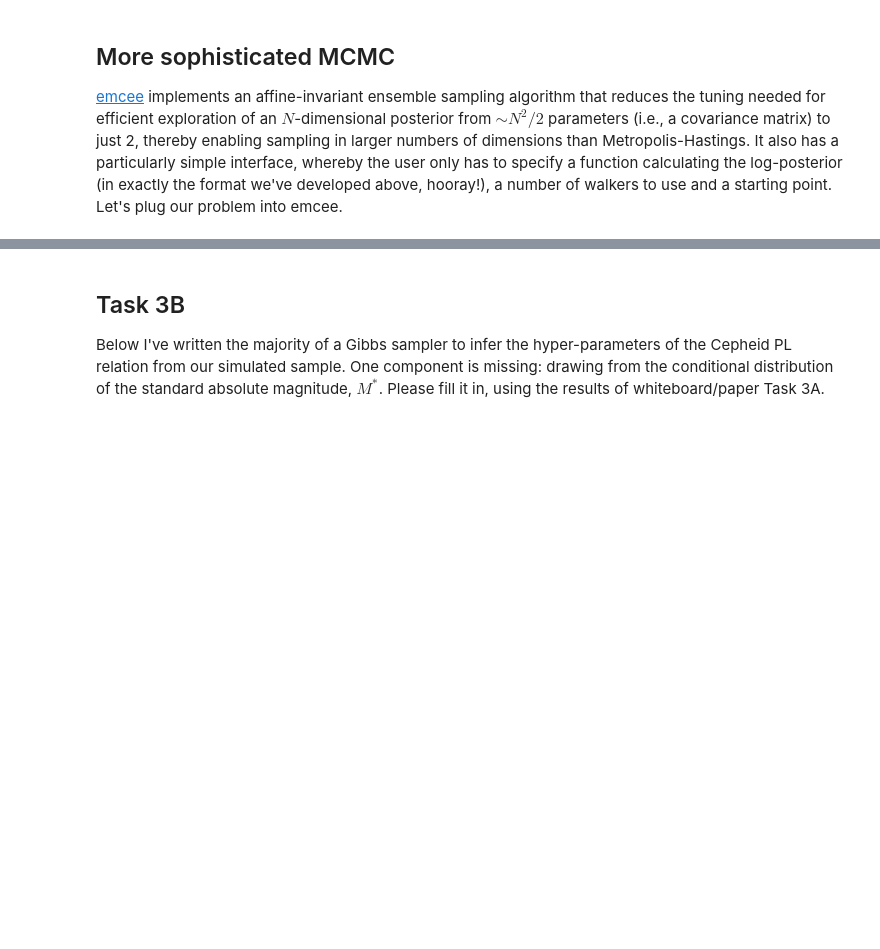
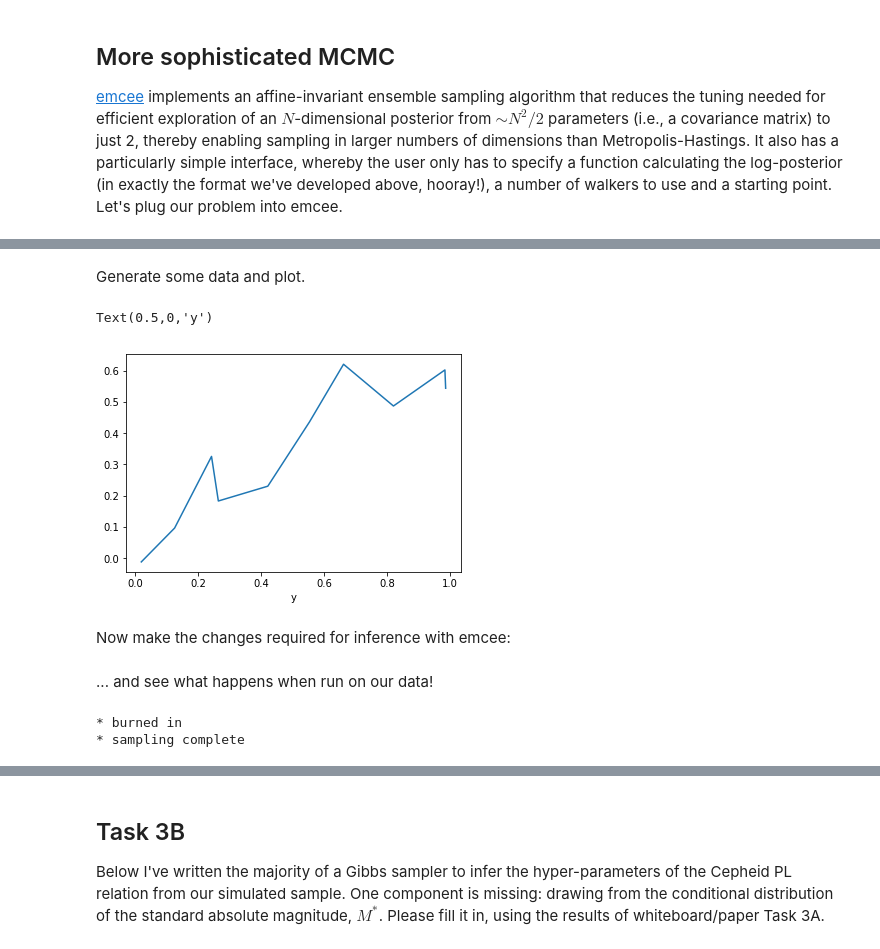
Before and after one commit to sfeeney/ahw19, a Jupyter notebook: ahw_complete.ipynb, the cells around one changed output, grey strips where cells are left out. Saved outputs shown, nothing was run; the diff lists cells and outputs as text; code cells hidden in the pictures; blank space fills up the shorter version.

```diff
--- a/ahw_complete.ipynb
+++ b/ahw_complete.ipynb
@@ -487,0 +479,36 @@ reduce number of samples? i guess we still have 50k
+# %%
+# prior settings
+n_x = 10
+mu_x = np.linspace(0.0, 1.0, n_x)
+sig_x = 0.025
+sig_noise_x = 0.05
+
+# simulation code accounting for uncertainties in measurement positions
+def lin_proc_noisy_xy(mu_x, sig_x=sig_x, sig_noise_x=sig_noise_x, mu_slope=mu_slope, sig_slope=sig_slope, \
+                      mu_intcpt=mu_intcpt, sig_intcpt=sig_intcpt, shape_var_noise=shape_var_noise, \
+                      scale_var_noise=scale_var_noise):
+
+    # draw positions from prior
+    n_x = len(mu_x)
+    x_true = npr.randn(n_x) * sig_x + mu_x
+
+    # generate observed measurement positions
+    x_obs = npr.randn(n_x) * sig_noise_x + x_true
+
+    # generate remaining parameters and data
+    pars, y = lin_proc_noisy_y(x_true, mu_slope, sig_slope, mu_intcpt, sig_intcpt, \
+                               shape_var_noise, scale_var_noise)
+
+    return [np.concatenate((x_true, pars)), np.concatenate((x_obs, y))]
+# %% [markdown]
+Generate some data and plot.
+# %%
+pars_nvx, y_nvx = lin_proc_noisy_xy(mu_x)
+mp.plot(y_nvx[0: n_x], y_nvx[n_x:])
+mp.xlabel('x')
+mp.xlabel('y')
+# %% [output]
+Text(0.5,0,'y')
+[figure, added]
+# %% [markdown]
+Now make the changes required for inference with emcee:
@@ -487,0 +561,18 @@ reduce number of samples? i guess we still have 50k
+# %% [markdown]
+... and see what happens when run on our data!
+# %%
+n_dim = n_x + 3
+init_pos = np.zeros((n_walkers, n_dim))
+for i in range(n_walkers):
+    init_pos[i, :] = prior_sample_nvx(mu_x, sig_x, mu_slope, sig_slope, mu_intcpt, sig_intcpt, \
+                                      shape_var_noise, scale_var_noise)
+args = [y_nvx, mu_x, sig_x, sig_noise_x, mu_slope, sig_slope, mu_intcpt, sig_intcpt, shape_var_noise, scale_var_noise]
+sampler = emcee.EnsembleSampler(n_walkers, n_dim, ln_post_nvx, args=args)
+pos, prob, state = sampler.run_mcmc(init_pos, 200)
+print('* burned in')
+sampler.reset()
+pos, prob, state = sampler.run_mcmc(pos, 1000, rstate0=state)
+print('* sampling complete')
+# %% [output]
+* burned in
+* sampling complete
```
Also changed, not shown: parts of 15 cells of this notebook.
